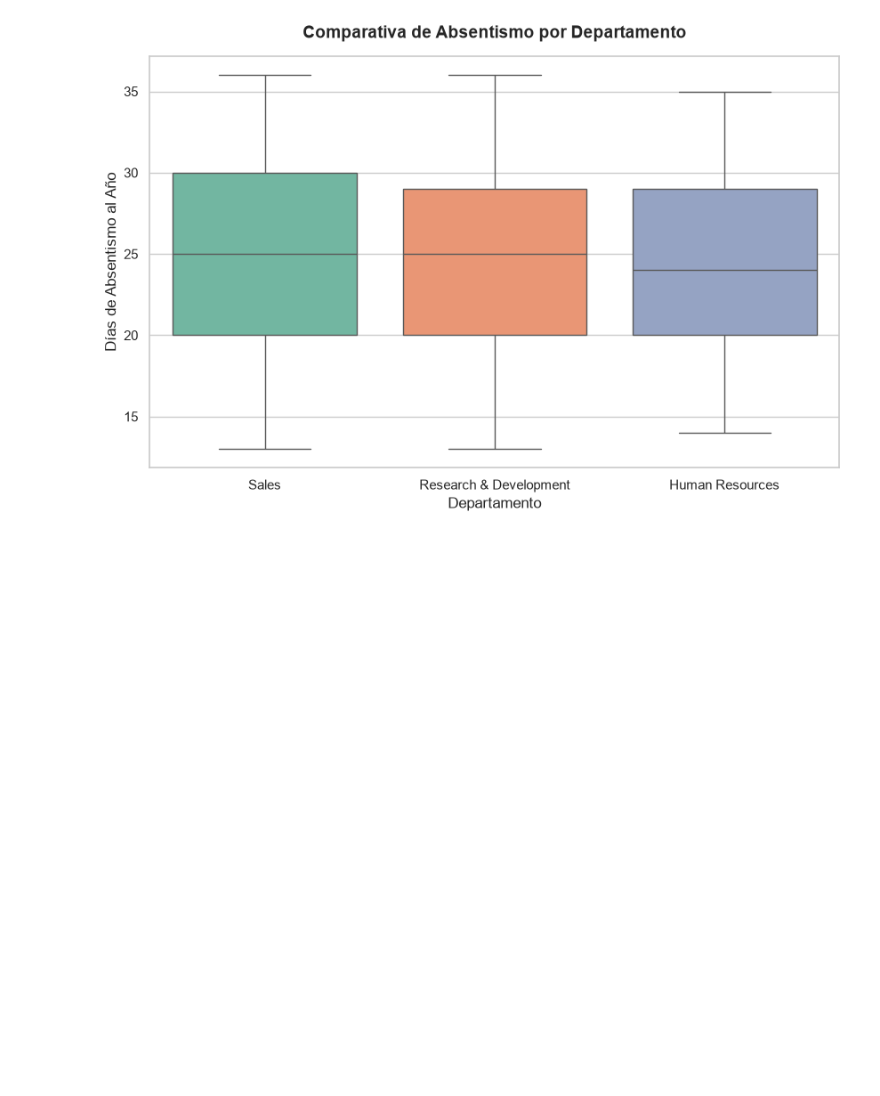
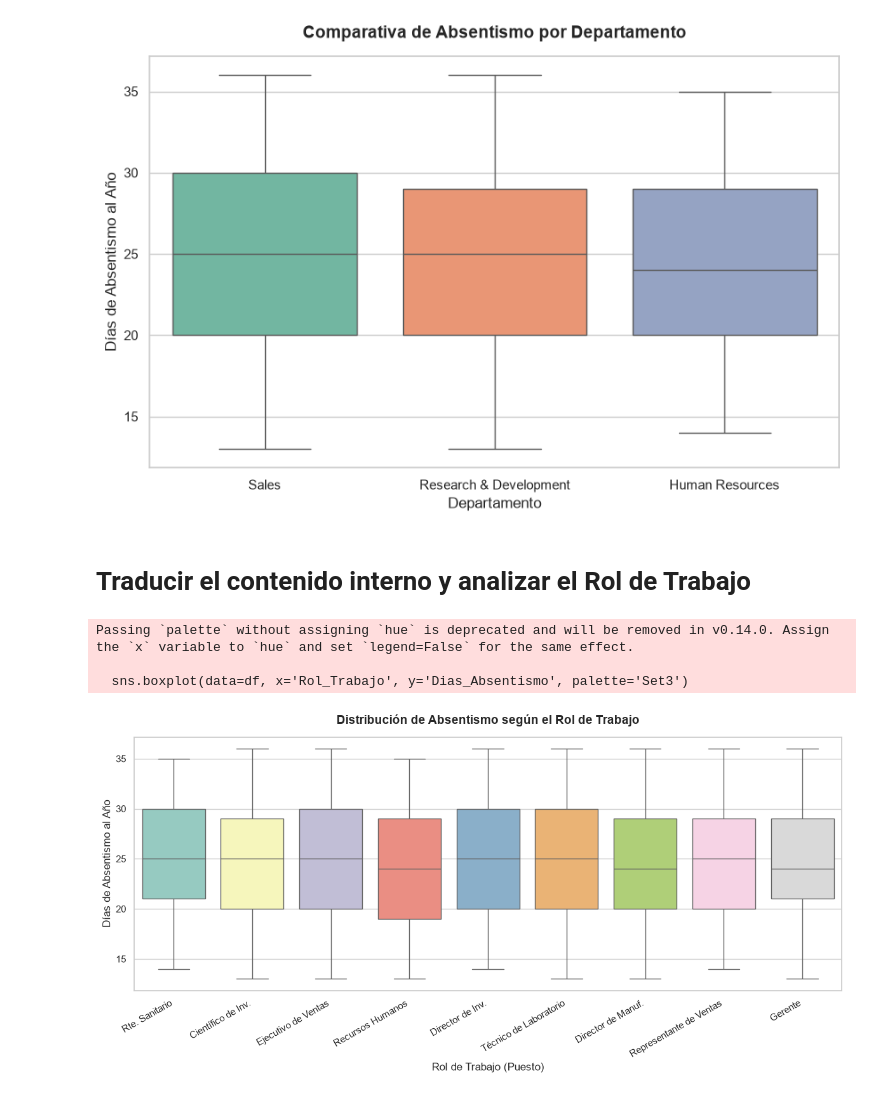
Before and after one commit to CesaReveron/hr-operational-optimizer, a Jupyter notebook: notebooks/01_eda.ipynb, the cells around one changed output. Saved outputs shown, nothing was run; the diff lists cells and outputs as text; code cells hidden in the pictures; blank space fills up the shorter version.

Commit message:
Análisis de Rol de trabajo
Traducción completa de los puestos internos de trabajo por departamento y análisis de puestos de interés

```diff
--- a/notebooks/01_eda.ipynb
+++ b/notebooks/01_eda.ipynb
@@ -152,3 +152,39 @@ Passing `palette` without assigning `hue` is deprecated and will be removed in v
 
   sns.boxplot(
 [figure]
+# %% [markdown]
+# Traducir el contenido interno y analizar el Rol de Trabajo
+# %%
+import seaborn as sns
+import matplotlib.pyplot as plt
+
+# 1. Traducimos los textos internos de Departamento y Rol de Trabajo a español
+dicc_dept = {'Sales': 'Ventas', 'Research & Development': 'I+D', 'Human Resources': 'Recursos Humanos'}
+
+dicc_roles = {
+    'Healthcare Representative': 'Rte. Sanitario', 'Research Scientist': 'Científico de Inv.',
+    'Laboratory Technician': 'Técnico de Laboratorio', 'Manufacturing Director': 'Director de Manuf.',
+    'Healthcare Rep': 'Rte. Sanitario', 'Sales Executive': 'Ejecutivo de Ventas',
+    'Sales Representative': 'Representante de Ventas', 'Research Director': 'Director de Inv.',
+    'Manager': 'Gerente', 'Human Resources': 'Recursos Humanos'
+}
+
+df['Departamento'] = df['Departamento'].map(dicc_dept).fillna(df['Departamento'])
+df['Rol_Trabajo'] = df['Rol_Trabajo'].map(dicc_roles).fillna(df['Rol_Trabajo'])
+
+# 2. Graficamos el absentismo por Rol de Trabajo para ver si ahí cambian las cosas
+plt.figure(figsize=(12, 6))
+sns.boxplot(data=df, x='Rol_Trabajo', y='Dias_Absentismo', palette='Set3')
+
+plt.title('Distribución de Absentismo según el Rol de Trabajo', fontsize=14, fontweight='bold', pad=15)
+plt.xlabel('Rol de Trabajo (Puesto)', fontsize=12)
+plt.ylabel('Días de Absentismo al Año', fontsize=12)
+plt.xticks(rotation=30, ha='right')
+plt.tight_layout()
+
+plt.show()
+# %% [output]
+Passing `palette` without assigning `hue` is deprecated and will be removed in v0.14.0. Assign the `x` variable to `hue` and set `legend=False` for the same effect.
+
+  sns.boxplot(data=df, x='Rol_Trabajo', y='Dias_Absentismo', palette='Set3')
+[figure, added]
```
Also changed, not shown: parts of 1 cell of this notebook.
